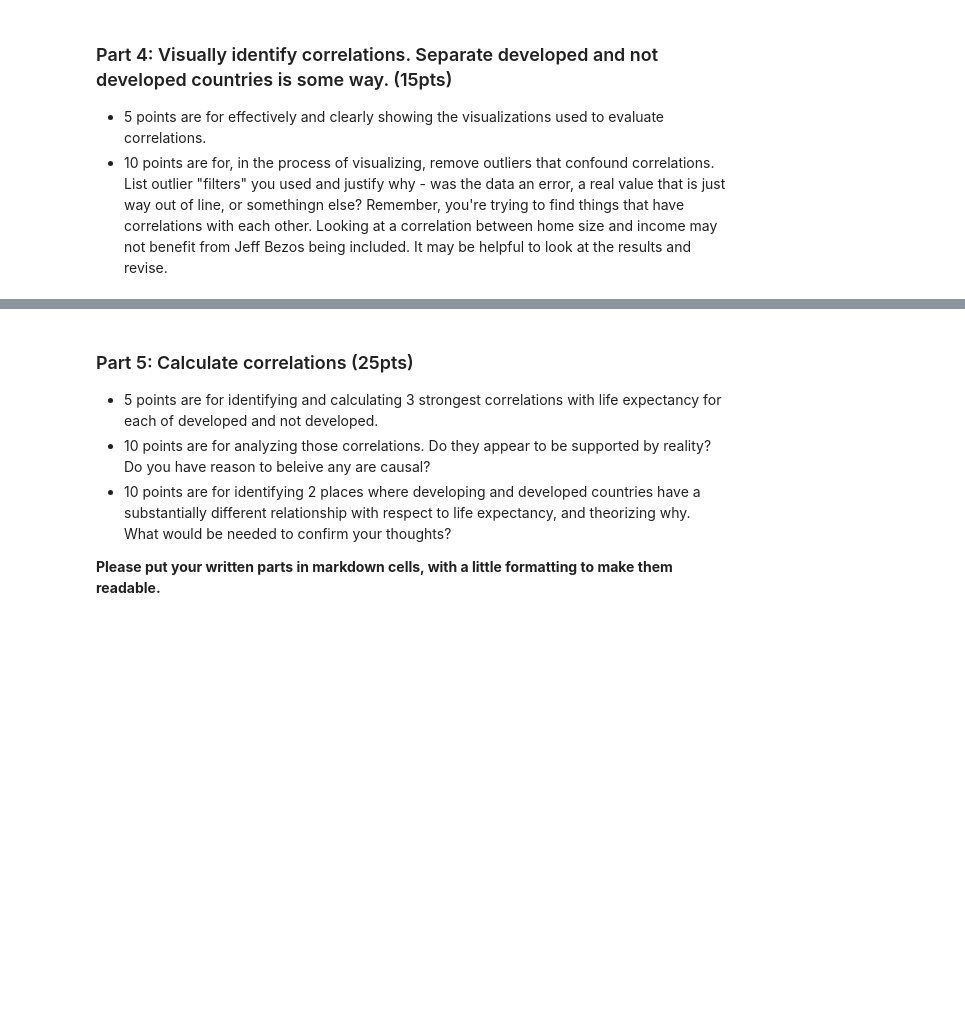
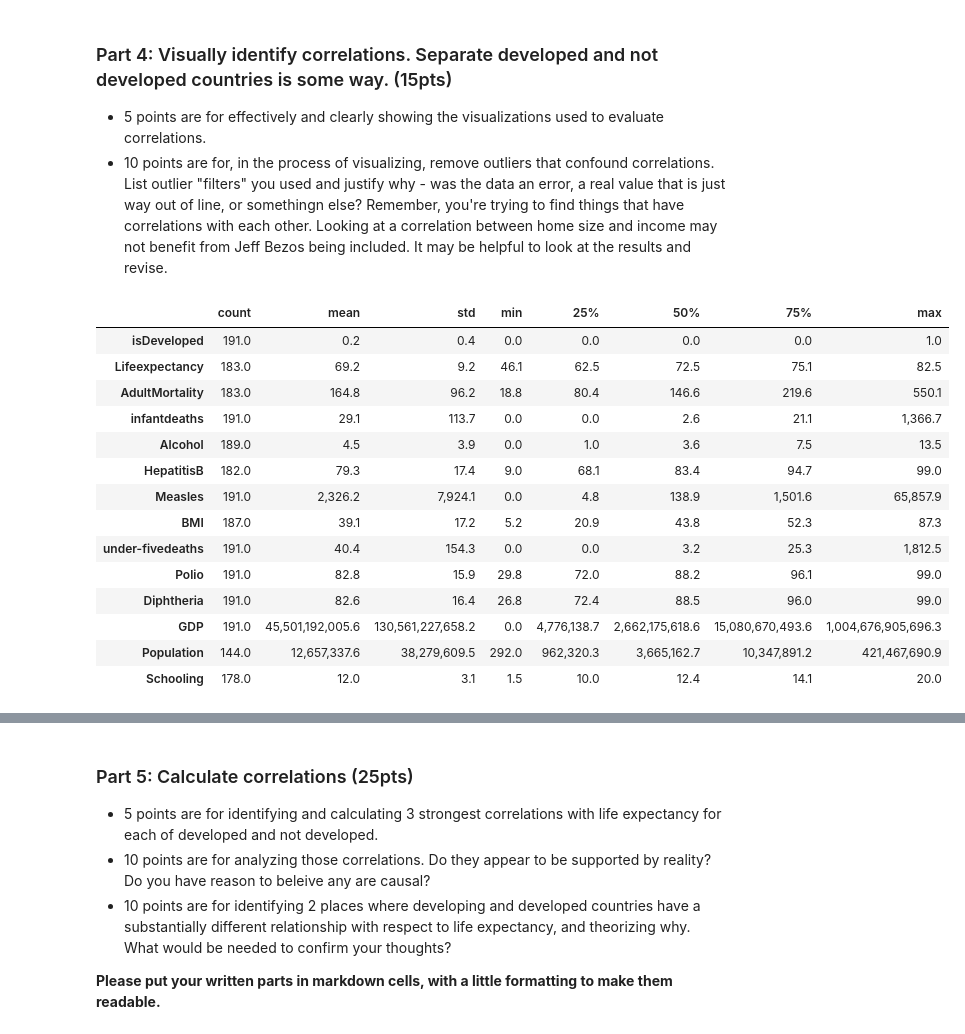
Before and after one commit to AkeemSemperDataScience/data3450-assignment-2-mlsiebold, a Jupyter notebook: START_Asn_2.ipynb, the cells around one changed output, grey strips where cells are left out. Drawn from its saved outputs; the diff is of its cells as text; code cells hidden in the pictures; blank space fills up the shorter version.

```diff
--- a/START_Asn_2.ipynb
+++ b/START_Asn_2.ipynb
@@ -438,3 +438,21 @@ plt.show()
 <li>5 points are for effectively and clearly showing the visualizations used to evaluate correlations.
 <li>10 points are for, in the process of visualizing, remove outliers that confound correlations. List outlier "filters" you used and justify why - was the data an error, a real value that is just way out of line, or somethingn else? Remember, you're trying to find things that have correlations with each other. Looking at a correlation between home size and income may not benefit from Jeff Bezos being included. It may be helpful to look at the results and revise.
 </ul>
+# %%
+dfLE.describe().T.applymap(lambda x: f"{x:,.1f}")
+# %% [output]
+|  | count | mean | std | min | 25% | 50% | 75% | max |
+| isDeveloped | 191.0 | 0.2 | 0.4 | 0.0 | 0.0 | 0.0 | 0.0 | 1.0 |
+| Lifeexpectancy | 183.0 | 69.2 | 9.2 | 46.1 | 62.5 | 72.5 | 75.1 | 82.5 |
+| AdultMortality | 183.0 | 164.8 | 96.2 | 18.8 | 80.4 | 146.6 | 219.6 | 550.1 |
+| infantdeaths | 191.0 | 29.1 | 113.7 | 0.0 | 0.0 | 2.6 | 21.1 | 1,366.7 |
+| Alcohol | 189.0 | 4.5 | 3.9 | 0.0 | 1.0 | 3.6 | 7.5 | 13.5 |
+| HepatitisB | 182.0 | 79.3 | 17.4 | 9.0 | 68.1 | 83.4 | 94.7 | 99.0 |
+| Measles | 191.0 | 2,326.2 | 7,924.1 | 0.0 | 4.8 | 138.9 | 1,501.6 | 65,857.9 |
+| BMI | 187.0 | 39.1 | 17.2 | 5.2 | 20.9 | 43.8 | 52.3 | 87.3 |
+| under-fivedeaths | 191.0 | 40.4 | 154.3 | 0.0 | 0.0 | 3.2 | 25.3 | 1,812.5 |
+| Polio | 191.0 | 82.8 | 15.9 | 29.8 | 72.0 | 88.2 | 96.1 | 99.0 |
+| Diphtheria | 191.0 | 82.6 | 16.4 | 26.8 | 72.4 | 88.5 | 96.0 | 99.0 |
+| GDP | 191.0 | 45,501,192,005.6 | 130,561,227,658.2 | 0.0 | 4,776,138.7 | 2,662,175,618.6 | 15,080,670,493.6 | 1,004,676,905,696.3 |
+| Population | 144.0 | 12,657,337.6 | 38,279,609.5 | 292.0 | 962,320.3 | 3,665,162.7 | 10,347,891.2 | 421,467,690.9 |
+| Schooling | 178.0 | 12.0 | 3.1 | 1.5 | 10.0 | 12.4 | 14.1 | 20.0 |
```
Also changed, not shown: parts of 6 cells of this notebook.
